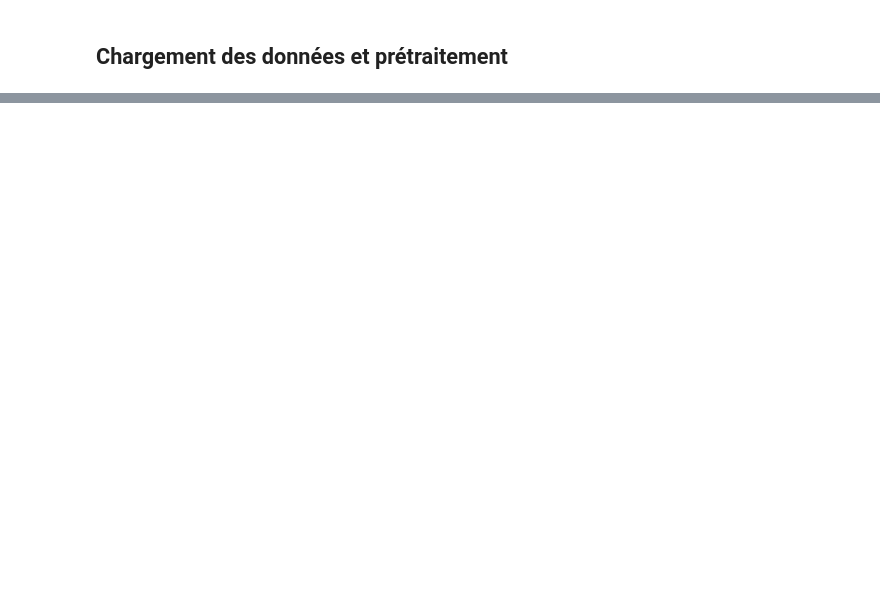
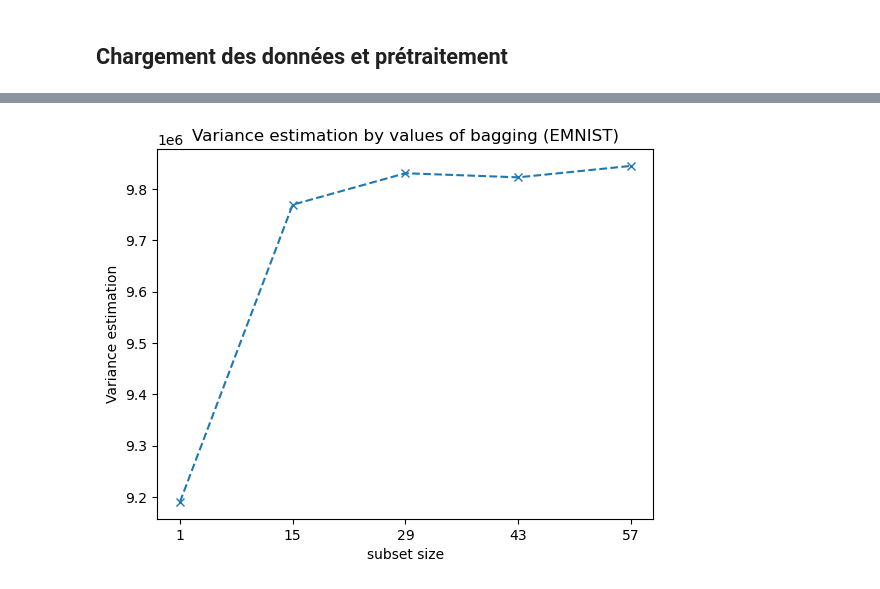
Before and after one commit to desfreng/IAS-Random-Forest, a Jupyter notebook: docs/Bagging.ipynb, the cells around one changed output, grey strips where cells are left out. Saved outputs shown, nothing was run; the diff lists cells and outputs as text; code cells hidden in the pictures; blank space fills up the shorter version.

```diff
--- a/docs/Bagging.ipynb
+++ b/docs/Bagging.ipynb
@@ -109,0 +60,9 @@ Accuracy score with bagging : 0.661
+# %%
+plt.plot(emnist_bagging_values, emnist_score_by_bagging, "--x")
+plt.xticks(emnist_bagging_values)
+plt.title("Variance estimation by values of bagging (EMNIST)")
+plt.xlabel("subset size")
+plt.ylabel("Variance estimation")
+plt.show()
+# %% [output]
+[figure, added]
```
Also changed, not shown: parts of 18 cells of this notebook, 1 other file.
